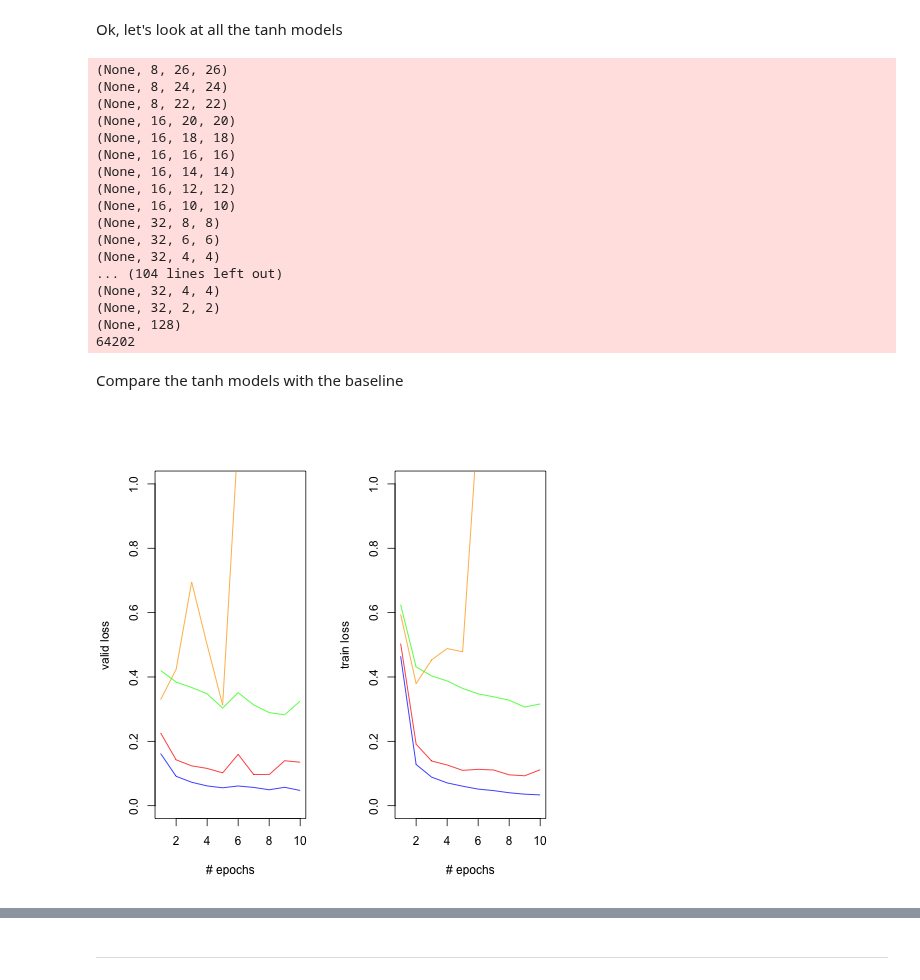
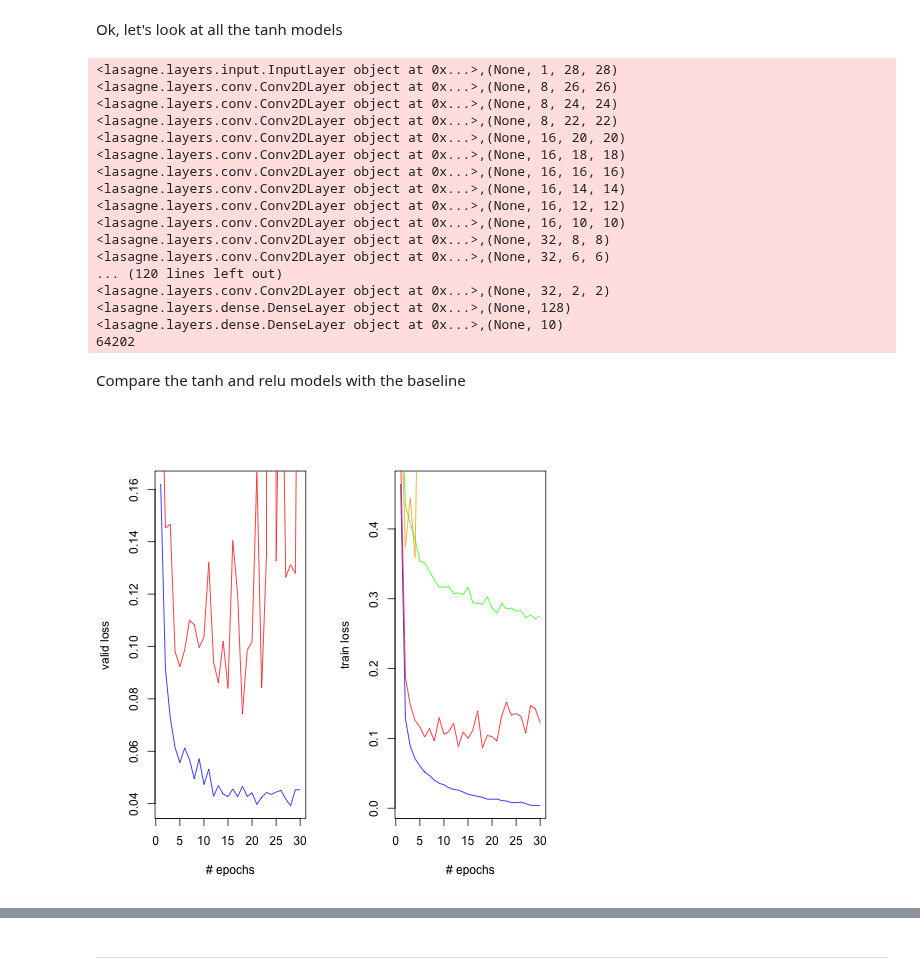
Before and after one commit to christopher-beckham/msc, a Jupyter notebook: experiments/lasagne_additions/skip_layers.ipynb, the cells around one changed output, grey strips where cells are left out. Saved outputs shown, nothing was run; the diff lists cells and outputs as text; code cells hidden in the pictures.

```diff
--- a/experiments/lasagne_additions/skip_layers.ipynb
+++ b/experiments/lasagne_additions/skip_layers.ipynb
@@ -516,56 +482,56 @@ deep_net_light = [
 # %%
 models = dict()
 for nonlinearity in [("tanh", tanh), ("relu", rectify)]:
-    models[nonlinearity[0]] = dict()
-    for p in [0.0, 0.25, 0.5, 0.75]:
+    models[ nonlinearity[0] ] = dict()
+    for p in [0.75, 0.5, 0.25, 0.1, 0.0]:
         with open("output/p%f_%s.model" % (p, nonlinearity[0])) as f:
             model = pickle.load(f)
         tmp_net = get_net(
-            deep_net_light,
+            get_deep_net_light({"p":0, "nonlinearity": nonlinearity[1]}),
             (X_train, y_train, X_valid, y_valid),
-            {"p":0.0, "nonlinearity": nonlinearity[1], "batch_size": 32}
+            {"batch_size": 128, "max_norm": 10}
         )
-        models[nonlinearity[0]][p] = tmp_net
-        set_all_param_values(models[nonlinearity[0]][p]["l_out"], model)
+        models[ nonlinearity[0] ][p] = tmp_net
+        set_all_param_values(tmp_net["l_out"], model)
 # %% [output]
-(None, 8, 26, 26)
-(None, 8, 24, 24)
-(None, 8, 22, 22)
-(None, 16, 20, 20)
-(None, 16, 18, 18)
-(None, 16, 16, 16)
-(None, 16, 14, 14)
-(None, 16, 12, 12)
-(None, 16, 10, 10)
-(None, 32, 8, 8)
-(None, 32, 6, 6)
-(None, 32, 4, 4)
-... (104 lines left out)
-(None, 32, 4, 4)
-(None, 32, 2, 2)
-(None, 128)
+<lasagne.layers.input.InputLayer object at 0x...>,(None, 1, 28, 28)
+<lasagne.layers.conv.Conv2DLayer object at 0x...>,(None, 8, 26, 26)
+<lasagne.layers.conv.Conv2DLayer object at 0x...>,(None, 8, 24, 24)
+<lasagne.layers.conv.Conv2DLayer object at 0x...>,(None, 8, 22, 22)
+<lasagne.layers.conv.Conv2DLayer object at 0x...>,(None, 16, 20, 20)
+<lasagne.layers.conv.Conv2DLayer object at 0x...>,(None, 16, 18, 18)
+<lasagne.layers.conv.Conv2DLayer object at 0x...>,(None, 16, 16, 16)
+<lasagne.layers.conv.Conv2DLayer object at 0x...>,(None, 16, 14, 14)
+<lasagne.layers.conv.Conv2DLayer object at 0x...>,(None, 16, 12, 12)
+<lasagne.layers.conv.Conv2DLayer object at 0x...>,(None, 16, 10, 10)
+<lasagne.layers.conv.Conv2DLayer object at 0x...>,(None, 32, 8, 8)
+<lasagne.layers.conv.Conv2DLayer object at 0x...>,(None, 32, 6, 6)
+... (120 lines left out)
+<lasagne.layers.conv.Conv2DLayer object at 0x...>,(None, 32, 2, 2)
+<lasagne.layers.dense.DenseLayer object at 0x...>,(None, 128)
+<lasagne.layers.dense.DenseLayer object at 0x...>,(None, 10)
 64202
 # %% [markdown]
-Compare the tanh models with the baseline
+Compare the tanh and relu models with the baseline
 # %%
 %%R
 dfb = read.csv("output/p0.000000_tanh.txt")
 df25 = read.csv("output/p0.250000_tanh.txt")
 df50 = read.csv("output/p0.500000_tanh.txt")
 df75 = read.csv("output/p0.750000_tanh.txt")
 par(mfrow=c(1,2))
 # valid plots
-plot(dfb$train_loss, type="l", xlab="# epochs", ylab="valid loss", col="blue", ylim=c(0,1))
+plot(dfb$valid_loss, type="l", xlab="# epochs", ylab="valid loss", col="blue")
+lines(df25$valid_loss, col="red")
+lines(df50$valid_loss, col="orange")
+lines(df75$valid_loss, col="green")
+# train plots
+plot(dfb$train_loss, type="l", xlab="# epochs", ylab="train loss", col="blue")
 lines(df25$train_loss, col="red")
 lines(df50$train_loss, col="orange")
 lines(df75$train_loss, col="green")
-# train plots
-plot(dfb$epoch, type="l", xlab="# epochs", ylab="train loss", col="blue", ylim=c(0,1))
-lines(df25$epoch, col="red")
-lines(df50$epoch, col="orange")
-lines(df75$epoch, col="green")
 # %% [output]
-[figure, old version]
+[figure, new version]
 # %%
 %%R
 dfb = read.csv("output/p0.000000_relu.txt")
```
Also changed, not shown: parts of 9 cells of this notebook, 1 other file.
